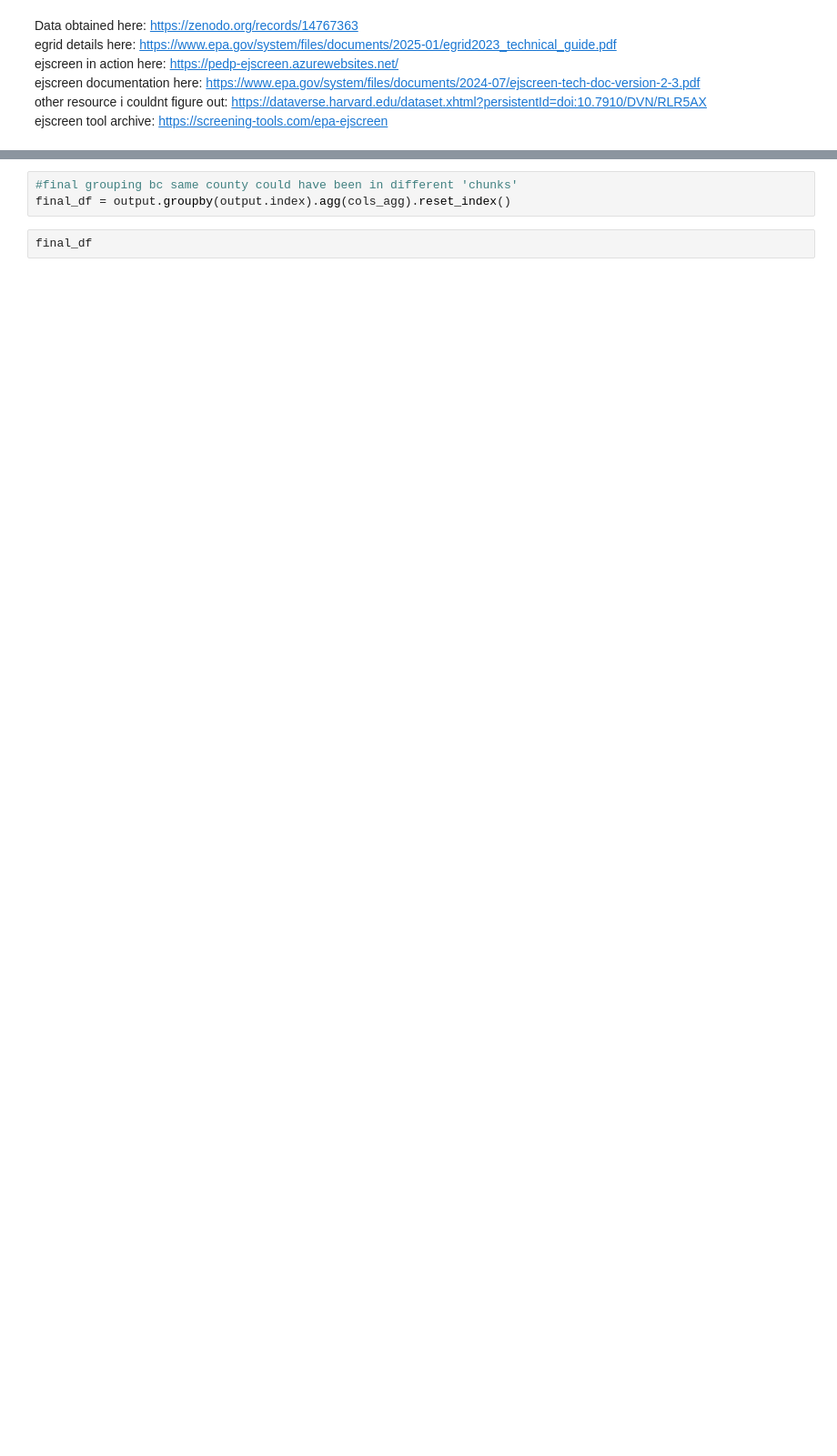
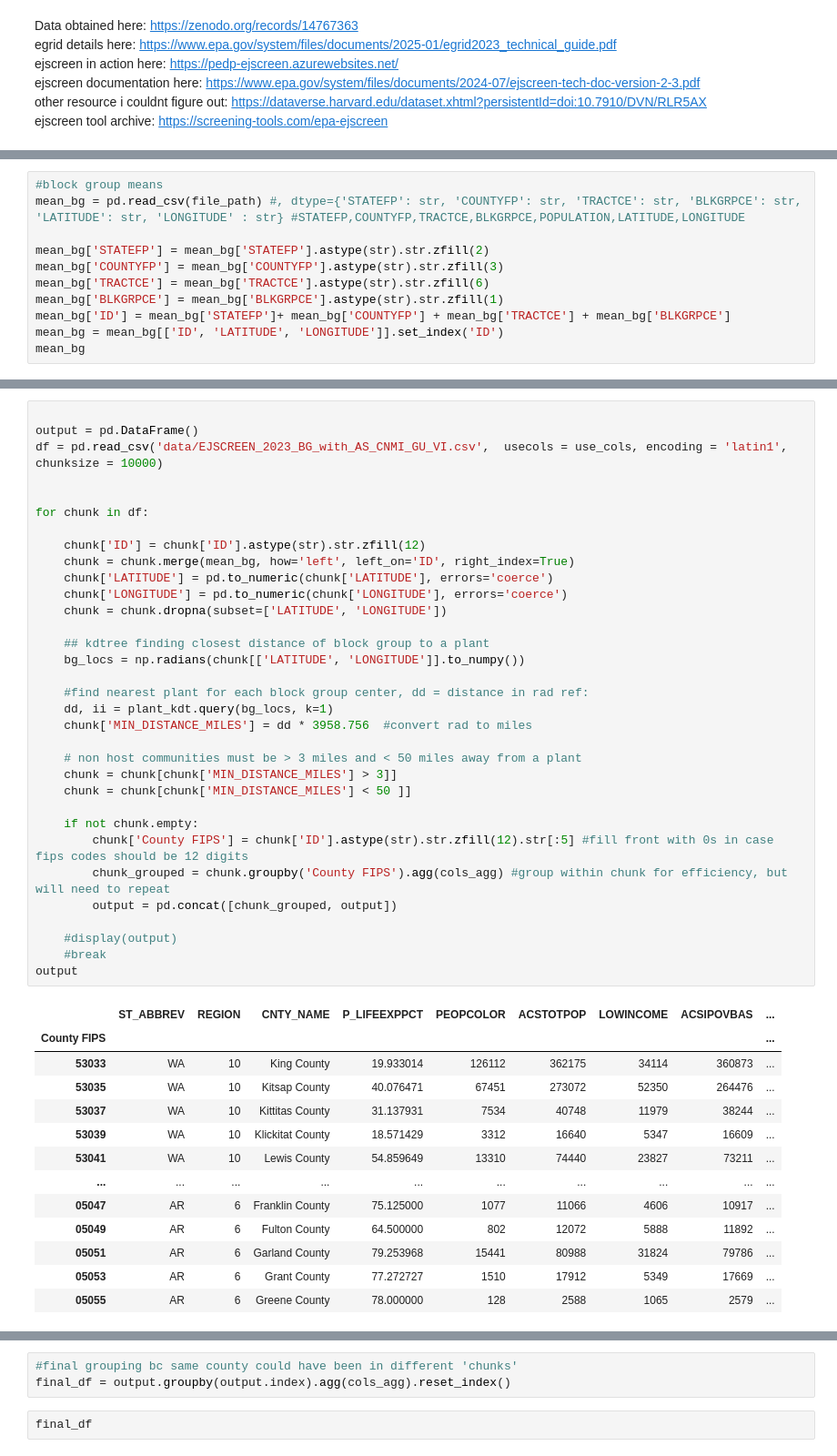
Before and after one commit to reilyfairchild/Data102_Final_Project, a Jupyter notebook: Census_data_preprocessing.ipynb, the cells around one changed output, grey strips where cells are left out. Shown at 91% size. Saved outputs shown, nothing was run; the diff lists cells and outputs as text; blank space fills up the shorter version.

```diff
--- a/Census_data_preprocessing.ipynb
+++ b/Census_data_preprocessing.ipynb
@@ -9,0 +32,11 @@ import pandas as pd
+# %%
+#block group means
+mean_bg = pd.read_csv(file_path) #, dtype={'STATEFP': str, 'COUNTYFP': str, 'TRACTCE': str, 'BLKGRPCE': str, 'LATITUDE': str, 'LONGITUDE' : str} #STATEFP,COUNTYFP,TRACTCE,BLKGRPCE,POPULATION,LATITUDE,LONGITUDE
+
+mean_bg['STATEFP'] = mean_bg['STATEFP'].astype(str).str.zfill(2)
+mean_bg['COUNTYFP'] = mean_bg['COUNTYFP'].astype(str).str.zfill(3)
+mean_bg['TRACTCE'] = mean_bg['TRACTCE'].astype(str).str.zfill(6)
+mean_bg['BLKGRPCE'] = mean_bg['BLKGRPCE'].astype(str).str.zfill(1)
+mean_bg['ID'] = mean_bg['STATEFP']+ mean_bg['COUNTYFP'] + mean_bg['TRACTCE'] + mean_bg['BLKGRPCE']
+mean_bg = mean_bg[['ID', 'LATITUDE', 'LONGITUDE']].set_index('ID')
+mean_bg
@@ -56,0 +104,47 @@ for chunk in df:
+# %%
+
+output = pd.DataFrame()
+df = pd.read_csv('data/EJSCREEN_2023_BG_with_AS_CNMI_GU_VI.csv',  usecols = use_cols, encoding = 'latin1', chunksize = 10000)
+
+
+for chunk in df:
+
+    chunk['ID'] = chunk['ID'].astype(str).str.zfill(12)
+    chunk = chunk.merge(mean_bg, how='left', left_on='ID', right_index=True)
+    chunk['LATITUDE'] = pd.to_numeric(chunk['LATITUDE'], errors='coerce')
+    chunk['LONGITUDE'] = pd.to_numeric(chunk['LONGITUDE'], errors='coerce')
+    chunk = chunk.dropna(subset=['LATITUDE', 'LONGITUDE'])
+
+    ## kdtree finding closest distance of block group to a plant
+    bg_locs = np.radians(chunk[['LATITUDE', 'LONGITUDE']].to_numpy())
+
+    #find nearest plant for each block group center, dd = distance in rad ref:
+    dd, ii = plant_kdt.query(bg_locs, k=1)
+    chunk['MIN_DISTANCE_MILES'] = dd * 3958.756  #convert rad to miles
+
+    # non host communities must be > 3 miles and < 50 miles away from a plant
+    chunk = chunk[chunk['MIN_DISTANCE_MILES'] > 3]]
+    chunk = chunk[chunk['MIN_DISTANCE_MILES'] < 50 ]]
+
+    if not chunk.empty:
+        chunk['County FIPS'] = chunk['ID'].astype(str).str.zfill(12).str[:5] #fill front with 0s in case fips codes should be 12 digits
+        chunk_grouped = chunk.groupby('County FIPS').agg(cols_agg) #group within chunk for efficiency, but will need to repeat
+        output = pd.concat([chunk_grouped, output])
+
+    #display(output)
+    #break
+output
+# %% [output]
+|  | ST_ABBREV | REGION | CNTY_NAME | P_LIFEEXPPCT | PEOPCOLOR | ACSTOTPOP | LOWINCOME | ACSIPOVBAS | ... |
+| County FIPS |  |  |  |  |  |  |  |  | ... |
+| 53033 | WA | 10 | King County | 19.933014 | 126112 | 362175 | 34114 | 360873 | ... |
+| 53035 | WA | 10 | Kitsap County | 40.076471 | 67451 | 273072 | 52350 | 264476 | ... |
+| 53037 | WA | 10 | Kittitas County | 31.137931 | 7534 | 40748 | 11979 | 38244 | ... |
+| 53039 | WA | 10 | Klickitat County | 18.571429 | 3312 | 16640 | 5347 | 16609 | ... |
+| 53041 | WA | 10 | Lewis County | 54.859649 | 13310 | 74440 | 23827 | 73211 | ... |
+| ... | ... | ... | ... | ... | ... | ... | ... | ... | ... |
+| 05047 | AR | 6 | Franklin County | 75.125000 | 1077 | 11066 | 4606 | 10917 | ... |
+| 05049 | AR | 6 | Fulton County | 64.500000 | 802 | 12072 | 5888 | 11892 | ... |
+| 05051 | AR | 6 | Garland County | 79.253968 | 15441 | 80988 | 31824 | 79786 | ... |
+| 05053 | AR | 6 | Grant County | 77.272727 | 1510 | 17912 | 5349 | 17669 | ... |
+| 05055 | AR | 6 | Greene County | 78.000000 | 128 | 2588 | 1065 | 2579 | ... |
```
Also changed, not shown: parts of 10 cells of this notebook, 1 other file.
